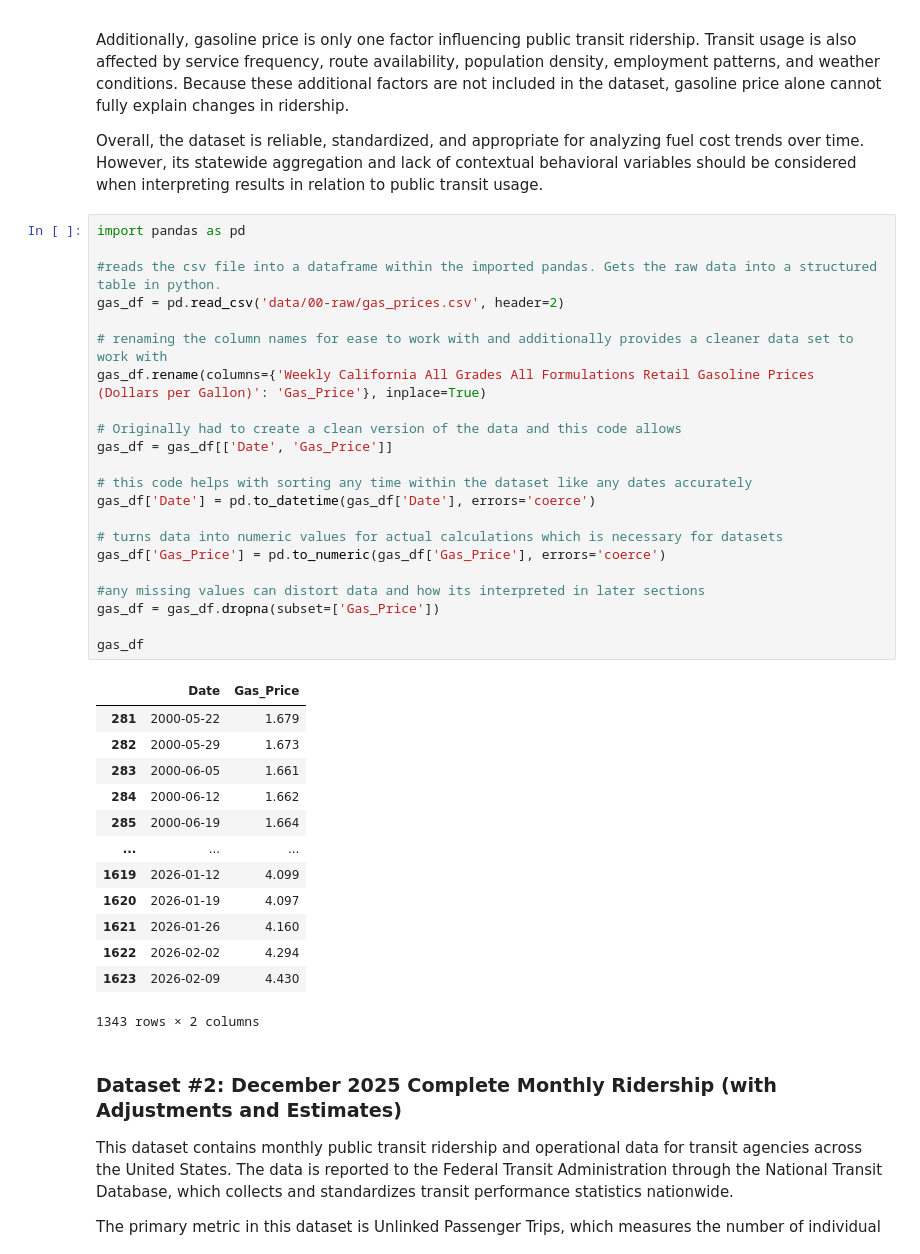
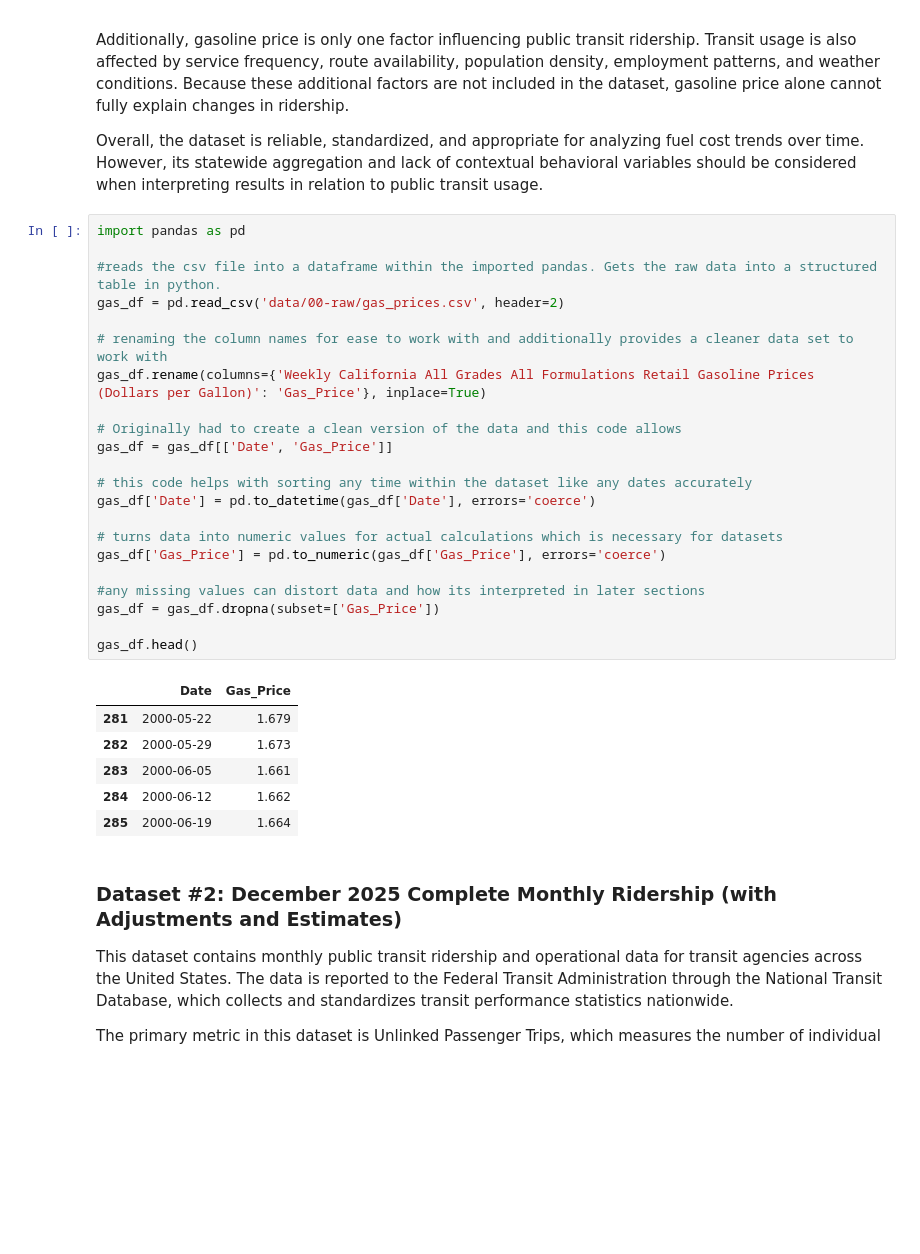
Before and after one commit to COGS108/Group012_WI26, a Jupyter notebook: 01-DataCheckpoint.ipynb, the cells around one changed output. Cells and saved outputs as stored; diff of their text form; blank space fills up the shorter version.

```diff
--- a/01-DataCheckpoint.ipynb
+++ b/01-DataCheckpoint.ipynb
@@ -132,39 +132,32 @@ Overall, the dataset is reliable, standardized, and appropriate for analyzing fu
 # %%
 import pandas as pd
 
 #reads the csv file into a dataframe within the imported pandas. Gets the raw data into a structured table in python.
 gas_df = pd.read_csv('data/00-raw/gas_prices.csv', header=2)
 
 # renaming the column names for ease to work with and additionally provides a cleaner data set to work with
 gas_df.rename(columns={'Weekly California All Grades All Formulations Retail Gasoline Prices  (Dollars per Gallon)': 'Gas_Price'}, inplace=True)
 
 # Originally had to create a clean version of the data and this code allows
 gas_df = gas_df[['Date', 'Gas_Price']]
 
 # this code helps with sorting any time within the dataset like any dates accurately
 gas_df['Date'] = pd.to_datetime(gas_df['Date'], errors='coerce')
 
 # turns data into numeric values for actual calculations which is necessary for datasets
 gas_df['Gas_Price'] = pd.to_numeric(gas_df['Gas_Price'], errors='coerce')
 
 #any missing values can distort data and how its interpreted in later sections
 gas_df = gas_df.dropna(subset=['Gas_Price'])
 
-gas_df
+gas_df.head()
 # %% [output]
 |  | Date | Gas_Price |
 | 281 | 2000-05-22 | 1.679 |
 | 282 | 2000-05-29 | 1.673 |
 | 283 | 2000-06-05 | 1.661 |
 | 284 | 2000-06-12 | 1.662 |
 | 285 | 2000-06-19 | 1.664 |
-| ... | ... | ... |
-| 1619 | 2026-01-12 | 4.099 |
-| 1620 | 2026-01-19 | 4.097 |
-| 1621 | 2026-01-26 | 4.160 |
-| 1622 | 2026-02-02 | 4.294 |
-| 1623 | 2026-02-09 | 4.430 |
-1343 rows × 2 columns
 # %% [markdown]
 ### Dataset #2: December 2025 Complete Monthly Ridership (with Adjustments and Estimates)
 
```
Also changed, not shown: parts of 3 cells of this notebook.
